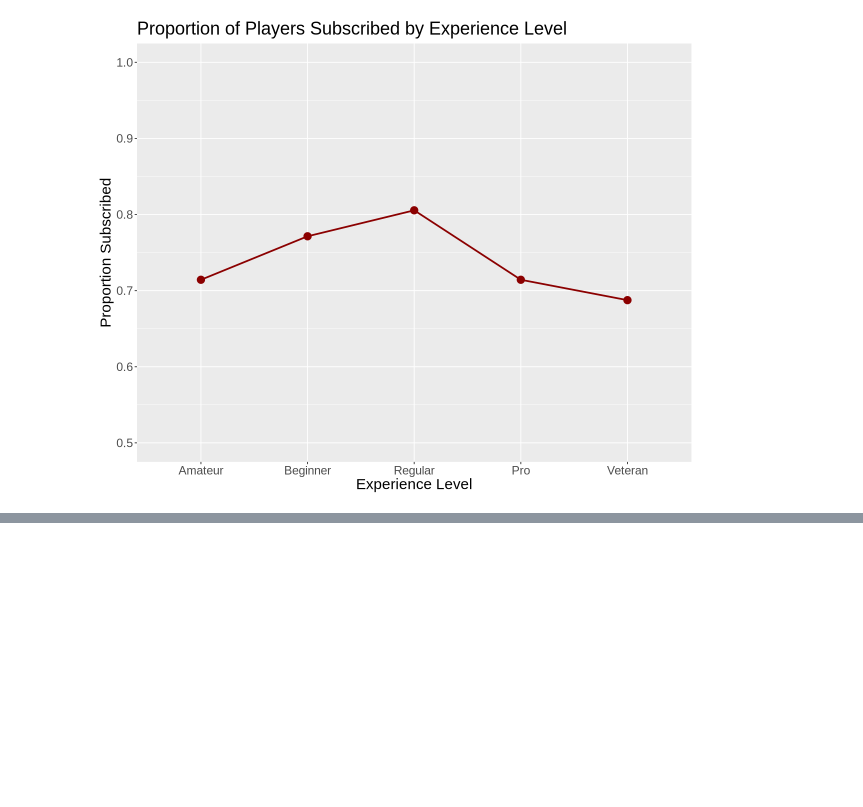
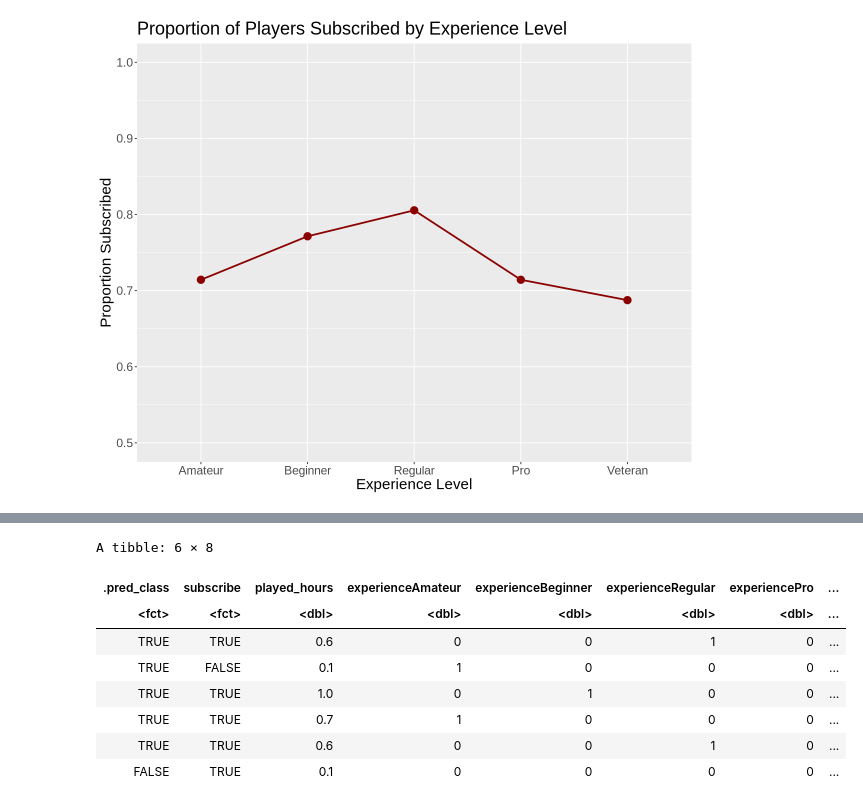
Before and after one commit to anasakbar-05/DSCI_100_Group_Project_009_14, a Jupyter notebook: Group_Project_009_14.ipynb, the cells around one changed output, grey strips where cells are left out. Cells and saved outputs as stored; diff of their text form; code cells hidden in the pictures; blank space fills up the shorter version.

```diff
--- a/Group_Project_009_14.ipynb
+++ b/Group_Project_009_14.ipynb
@@ -353,0 +356,13 @@ discuss what future questions could this lead to
+# %%
+# final model specification
+players_spec <- nearest_neighbor(weight_func = "rectangular", neighbors = 6) |>
+    set_engine("kknn") |>
+    set_mode("classification")
+
+# final fit
+players_fit <- workflow() |>
+    add_recipe(players_recipe) |>
+    add_model(players_spec) |>
+    fit(data = players_train)
+
+players_fit
@@ -353,0 +389,15 @@ discuss what future questions could this lead to
+# %%
+# predict subscription in test set
+players_test_predictions <- predict(players_fit, players_test) |>
+  bind_cols(players_test)
+head(players_test_predictions)
+# %% [output]
+A tibble: 6 × 8
+| .pred_class | subscribe | played_hours | experienceAmateur | experienceBeginner | experienceRegular | experiencePro | ... |
+| <fct> | <fct> | <dbl> | <dbl> | <dbl> | <dbl> | <dbl> | ... |
+| TRUE | TRUE | 0.6 | 0 | 0 | 1 | 0 | ... |
+| TRUE | FALSE | 0.1 | 1 | 0 | 0 | 0 | ... |
+| TRUE | TRUE | 1.0 | 0 | 1 | 0 | 0 | ... |
+| TRUE | TRUE | 0.7 | 1 | 0 | 0 | 0 | ... |
+| TRUE | TRUE | 0.6 | 0 | 0 | 1 | 0 | ... |
+| FALSE | TRUE | 0.1 | 0 | 0 | 0 | 0 | ... |
```
Also changed, not shown: parts of 31 cells of this notebook.
